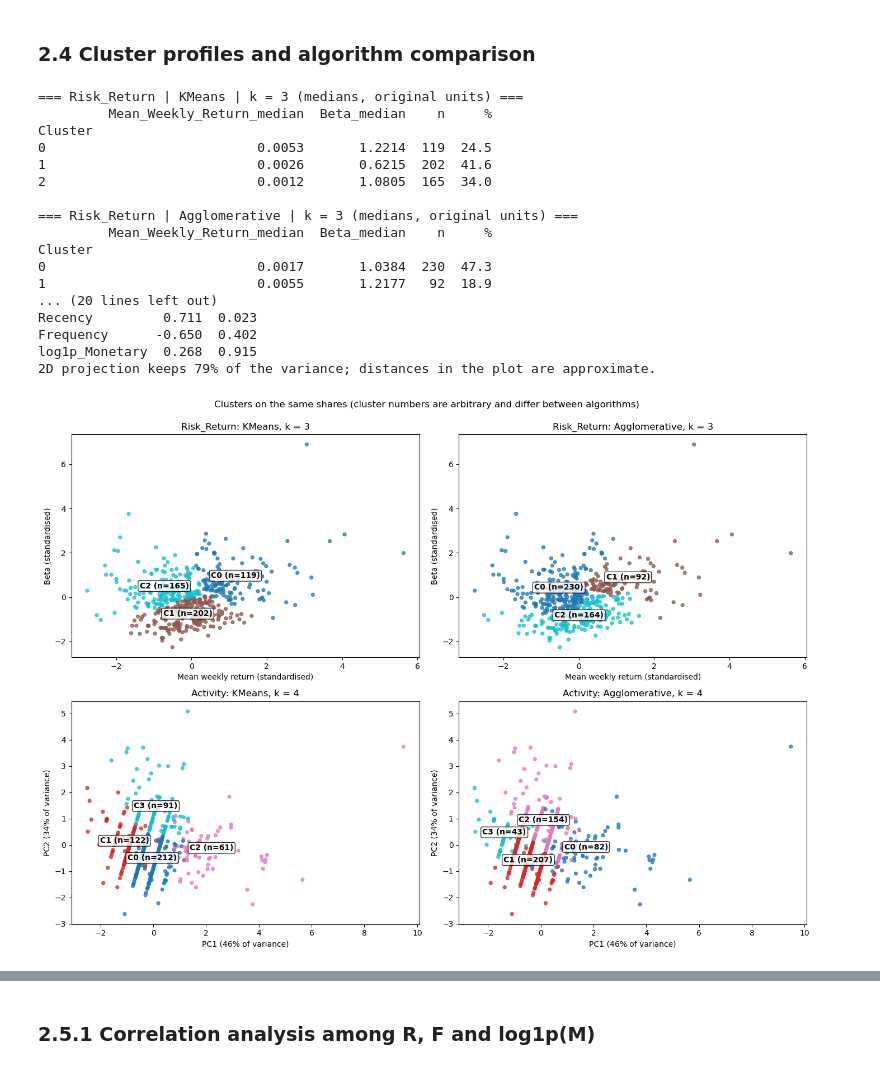
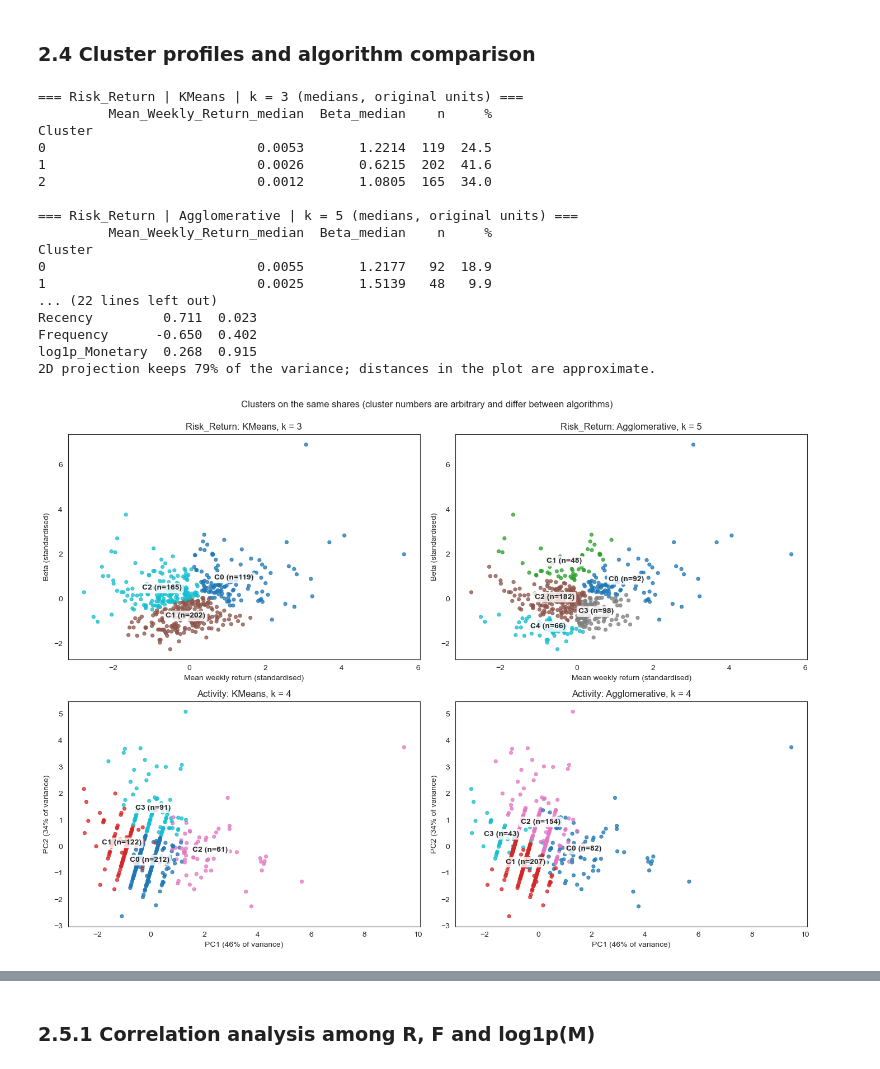
Before and after one commit to BinethBasilu/20230762_CRM, a Jupyter notebook: 1stquestion.ipynb, the cells around one changed output, grey strips where cells are left out. Saved outputs shown, nothing was run; the diff lists cells and outputs as text; code cells hidden in the pictures.

```diff
--- a/1stquestion.ipynb
+++ b/1stquestion.ipynb
@@ -921,6 +1010,8 @@ Note: standardising does not change skew. Skew is reduced only by log1p, so Rece
 # %%
 from scipy.cluster.hierarchy import linkage, dendrogram, cophenet, fcluster
 from scipy.spatial.distance import pdist
+
+SEED, N_INIT, MIN_FRAC = 42, 50, 0.05
 
 COLS = {"Risk_Return": ["Mean_Weekly_Return", "Beta"], "Activity": ["Recency", "Frequency", "Monetary"]}
 def profile(labels, cols):
@@ -990,8 +1081,8 @@ Cluster
 3                  11.0               5.0     1.442997e+10   43   8.8
 4                  53.0               2.0     1.768233e+10   72  14.8
 # %%
-# ---------- SET THE WARD k after reading the table, the profiles and the dendrogram ----------
-SELECTED_WARD = {"Risk_Return": 3, "Activity": 4}
+# ---------- SET THE WARD k after reading the table, and the profiles ----------
+SELECTED_WARD = {"Risk_Return": 5, "Activity": 4}
 
 # ---------- one Ward dendrogram per matrix, cut at the selected k (supporting evidence only) ----------
 for name, X in matrices.items():
@@ -1158,69 +1230,94 @@ Cluster
 ### 2.4 Cluster profiles and algorithm comparison
 # %%
 from sklearn.decomposition import PCA
-from sklearn.metrics import davies_bouldin_score
+from sklearn.metrics import davies_bouldin_score, silhouette_score, adjusted_rand_score
 from scipy.optimize import linear_sum_assignment
+
+K_USED = {"KMeans": SELECTED_KM, "Agglomerative": SELECTED_WARD}      # each method's own selected k
 
 # ---- profiles in ORIGINAL units for both algorithms ----
 for name in matrices:
     for method in ["KMeans", "Agglomerative"]:
-        print(f"\n=== {name} | {method} | k = {SELECTED[name]} (medians, original units) ===")
+        kk = K_USED[method][name]
+        print(f"\n=== {name} | {method} | k = {kk} (medians, original units) ===")
         print(profile(final_labels[f"{name}_{method}"].values, COLS[name]).to_string())
 
 # ---- labelled 2D visualisation ----
 # Risk/return has only two features, so it is plotted directly (no reduction).
-# Activity has three, so PCA projects the standardised data to 2D; axes show the variance each component keeps.
+# Activity has three, so PCA projects the standardised data to 2D; the axes show the variance each component keeps.
 fig, axes = plt.subplots(2, 2, figsize=(14, 10))
 for r_, (name, X) in enumerate(matrices.items()):
     if name == "Risk_Return":
-        xy = X.values; xl, yl = "Mean weekly return (standardised)", "Beta (standardised)"
+        xy = X.values
+        xl, yl = "Mean weekly return (standardised)", "Beta (standardised)"
     else:
-        p2 = PCA(n_components=2).fit(X); xy = p2.transform(X); ev = p2.explained_variance_ratio_
+        p2 = PCA(n_components=2).fit(X)
+        xy = p2.transform(X)
+        ev = p2.explained_variance_ratio_
         xl, yl = f"PC1 ({ev[0] * 100:.0f}% of variance)", f"PC2 ({ev[1] * 100:.0f}% of variance)"
-        print("\nPCA loadings (activity):"); print(pd.DataFrame(p2.components_.T, index=X.columns, columns=["PC1", "PC2"]).round(3))
+        print("\nPCA loadings (activity):")
+        print(pd.DataFrame(p2.components_.T, index=X.columns, columns=["PC1", "PC2"]).round(3))
         print(f"2D projection keeps {ev.sum() * 100:.0f}% of the variance; distances in the plot are approximate.")
+
     for c_, method in enumerate(["KMeans", "Agglomerative"]):
-        lab = final_labels[f"{name}_{method}"].values; ax = axes[r_, c_]
+        lab = final_labels[f"{name}_{method}"].values
+        ax = axes[r_, c_]
         ax.scatter(xy[:, 0], xy[:, 1], c=lab, cmap="tab10", s=18, alpha=0.75)
         for k_ in np.unique(lab):
             m_ = lab == k_
             ax.annotate(f"C{k_} (n={m_.sum()})", xy[m_].mean(axis=0), ha="center", fontsize=10, fontweight="bold",
                         bbox=dict(boxstyle="round,pad=0.2", fc="white", alpha=0.8))
-        ax.set_title(f"{name}: {method}, k = {SELECTED[name]}"); ax.set_xlabel(xl); ax.set_ylabel(yl)
+        ax.set_title(f"{name}: {method}, k = {K_USED[method][name]}")
+        ax.set_xlabel(xl)
+        ax.set_ylabel(yl)
+
 plt.suptitle("Clusters on the same shares (cluster numbers are arbitrary and differ between algorithms)", y=0.995)
-plt.tight_layout(); plt.savefig(f"{OUT_DIR}/cluster_scatter_2d.png", dpi=200); plt.show()
+plt.tight_layout()
+plt.savefig(f"{OUT_DIR}/cluster_scatter_2d.png", dpi=200)
+plt.show()
 
 # ---- algorithm comparison on the SAME shares ----
 rows = []
 for name, X in matrices.items():
-    a_, b_ = final_labels[f"{name}_KMeans"], final_labels[f"{name}_Agglomerative"]
+    a_ = final_labels[f"{name}_KMeans"]
+    b_ = final_labels[f"{name}_Agglomerative"]
     ct = pd.crosstab(a_, b_, rownames=["KMeans"], colnames=["Ward"])
-    ri, ci = linear_sum_assignment(-ct.values)                 # best label matching (labels are arbitrary)
-    print(f"\n{name}: cross-tabulation, shares = {len(a_)}"); print(ct)
-    rows.append({"Matrix": name, "k": SELECTED[name], "Shares": len(a_),
-                 "ARI": round(adjusted_rand_score(a_, b_), 3),
-                 "Matched_agreement_%": round(ct.values[ri, ci].sum() / ct.values.sum() * 100, 1),
-                 "Silhouette_KMeans": round(silhouette_score(X, a_), 3), "Silhouette_Ward": round(silhouette_score(X, b_), 3),
-                 "DaviesBouldin_KMeans": round(davies_bouldin_score(X, a_), 3), "DaviesBouldin_Ward": round(davies_bouldin_score(X, b_), 3)})
-algo_cmp = pd.DataFrame(rows); print(); print(algo_cmp.to_string(index=False))
+    ri, ci = linear_sum_assignment(-ct.values)                  # best label matching (cluster numbers are arbitrary)
+    print(f"\n{name}: cross-tabulation, shares = {len(a_)}")
+    print(ct)
+    rows.append({
+        "Matrix": name,
+        "k_KMeans": SELECTED_KM[name], "k_Ward": SELECTED_WARD[name],
+        "Shares": len(a_),
+        "ARI": round(adjusted_rand_score(a_, b_), 3),
+        "Matched_agreement_%": round(ct.values[ri, ci].sum() / ct.values.sum() * 100, 1),
+        "Silhouette_KMeans": round(silhouette_score(X, a_), 3),
+        "Silhouette_Ward": round(silhouette_score(X, b_), 3),
+        "DaviesBouldin_KMeans": round(davies_bouldin_score(X, a_), 3),
+        "DaviesBouldin_Ward": round(davies_bouldin_score(X, b_), 3),
+    })
+
+algo_cmp = pd.DataFrame(rows)
+print()
+print(algo_cmp.to_string(index=False))
 algo_cmp.to_csv(f"{OUT_DIR}/algorithm_comparison.csv", index=False)
 # %% [output]
 === Risk_Return | KMeans | k = 3 (medians, original units) ===
          Mean_Weekly_Return_median  Beta_median    n     %
 Cluster
 0                           0.0053       1.2214  119  24.5
 1                           0.0026       0.6215  202  41.6
 2                           0.0012       1.0805  165  34.0
 
-=== Risk_Return | Agglomerative | k = 3 (medians, original units) ===
+=== Risk_Return | Agglomerative | k = 5 (medians, original units) ===
          Mean_Weekly_Return_median  Beta_median    n     %
 Cluster
-0                           0.0017       1.0384  230  47.3
-1                           0.0055       1.2177   92  18.9
-... (20 lines left out)
+0                           0.0055       1.2177   92  18.9
+1                           0.0025       1.5139   48   9.9
+... (22 lines left out)
 Recency         0.711  0.023
 Frequency      -0.650  0.402
 log1p_Monetary  0.268  0.915
 2D projection keeps 79% of the variance; distances in the plot are approximate.
-[figure, old version]
+[figure, new version]
 Risk_Return: cross-tabulation, shares = 486
```
Also changed, not shown: parts of 27 cells of this notebook, 53 other files.
